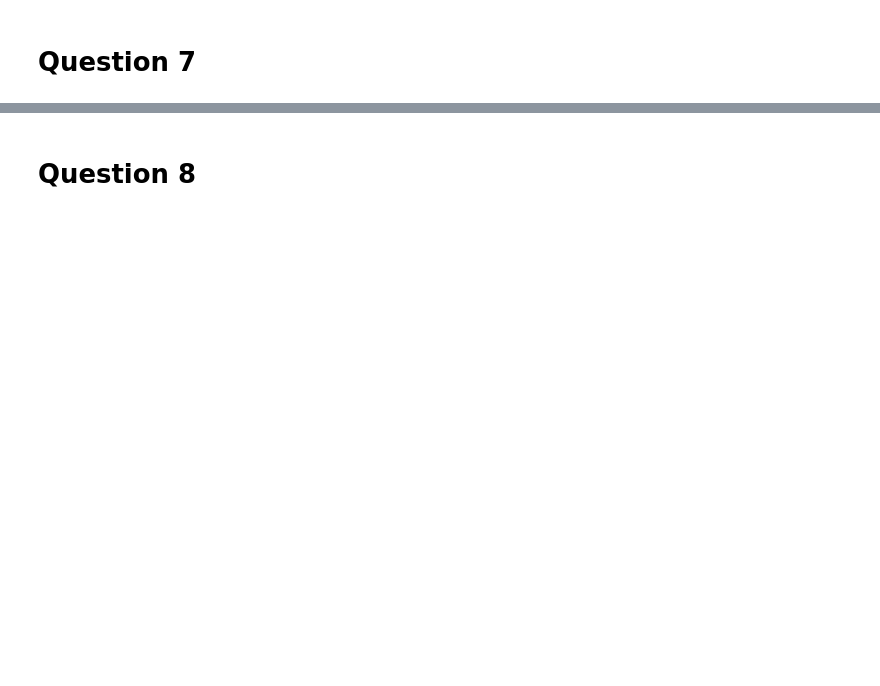
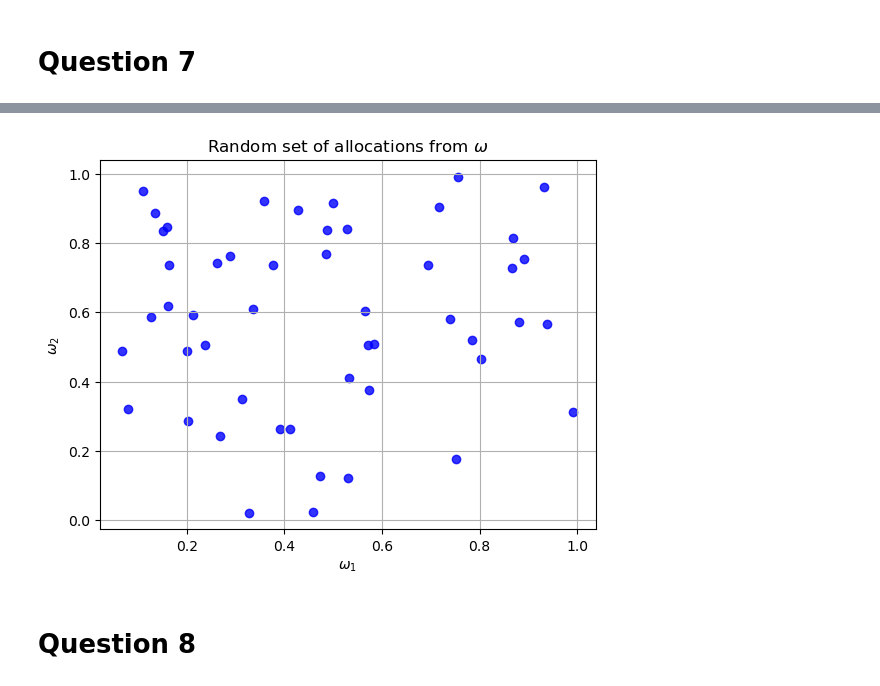
Before and after one commit to NumEconCopenhagen/projects-2024-tummeren-olli, a Jupyter notebook: inauguralproject/inauguralproject.ipynb, the cells around one changed output, grey strips where cells are left out. Cells and saved outputs as stored; diff of their text form; code cells hidden in the pictures; blank space fills up the shorter version.

```diff
--- a/inauguralproject/inauguralproject.ipynb
+++ b/inauguralproject/inauguralproject.ipynb
@@ -353,2 +174,7 @@ plt.show()
+# %%
+# Plot a random set of allocations
+model.plot_random_allocations()
+# %% [output]
+[figure, added]
 # %% [markdown]
 # Question 8
```
Also changed, not shown: parts of 27 cells of this notebook, 1 other file.
